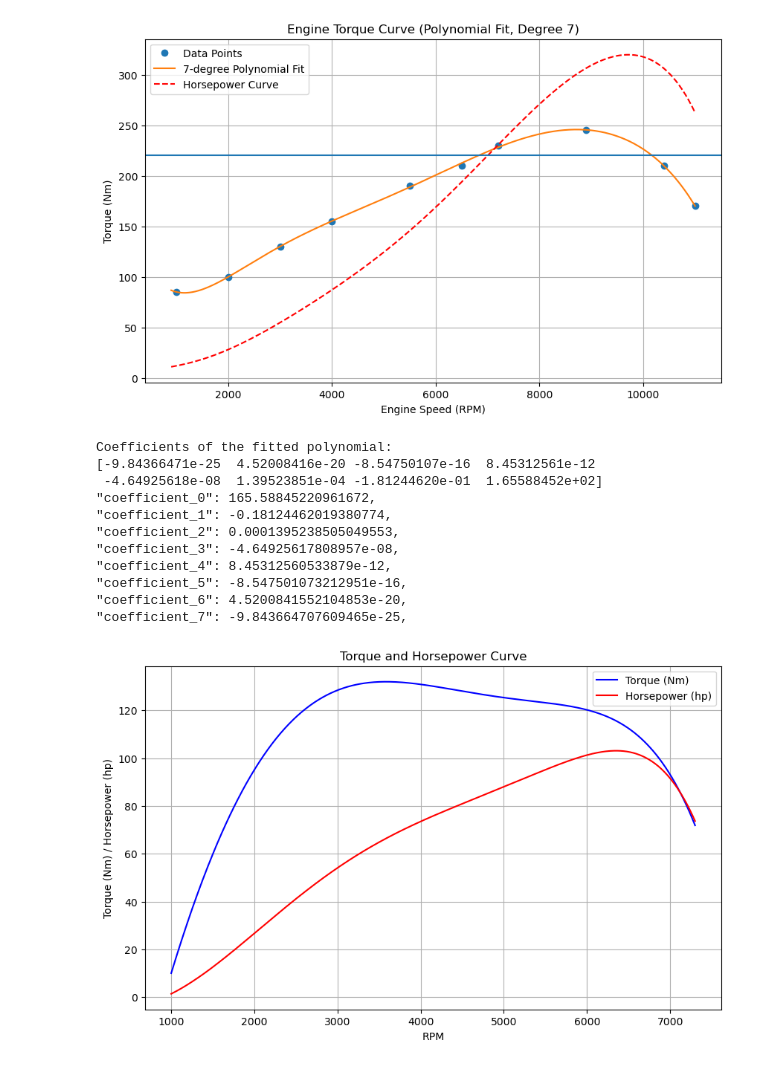
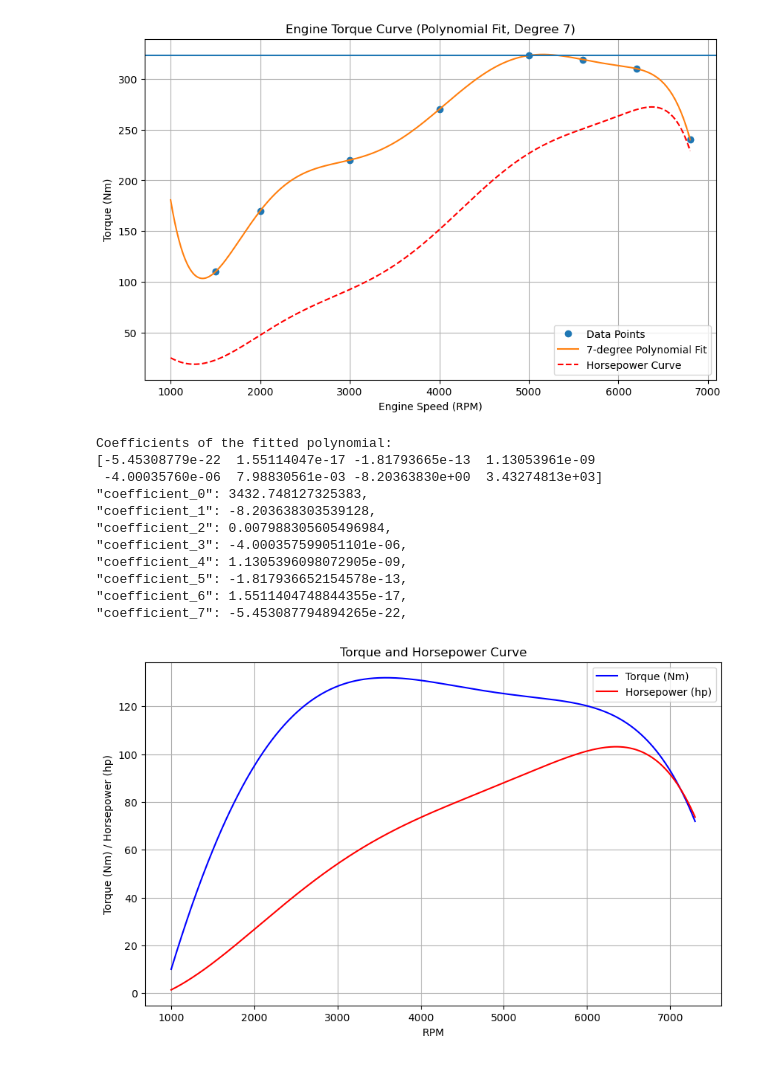
Before and after one commit to vougioukakis/car-acceleration-app, a Jupyter notebook: tools/torque_curve_generator.ipynb, the cells around one changed output. Saved outputs shown, nothing was run; the diff lists cells and outputs as text; code cells hidden in the pictures.

```diff
--- a/tools/torque_curve_generator.ipynb
+++ b/tools/torque_curve_generator.ipynb
@@ -4,18 +4,17 @@ import matplotlib.pyplot as plt
 
 # Given data points
 points = np.array([
-    [1000, 85],
-    [2000, 100],
-    [3000, 130],
-    [4000, 155],
-    [5500, 190],
-    [6500, 210],
-    [7200, 230],
-    [8900, 245],
-    [10400, 210],
-    [11000, 170]
+    [1500, 110],
+    [2000, 170],
+    [3000, 220],
+    [4000, 270],
+    [5000, 323],
+    [5600, 319],
+    [6200, 310],
+    [6800, 240],
+
 ])
-maxTq = 220
+maxTq = 323
 rpm = points[:, 0]
 torque = points[:, 1]
 
@@ -23,46 +22,46 @@ degree = 7
 coefficients = np.polyfit(rpm, torque, degree)
 
 # Create the polynomial function using the coefficients
 polynomial = np.poly1d(coefficients)
 
 # Generate smooth RPM values for plotting the polynomial
-rpm_smooth = np.linspace(rpm.min()-100, rpm.max(), 500)
+rpm_smooth = np.linspace(rpm.min()-500, rpm.max(), 500)
 torque_smooth = polynomial(rpm_smooth)
 
 # Plot the data and the fitted polynomial curve
 plt.figure(figsize=(10, 6))
 plt.plot(rpm, torque, 'o', label="Data Points")
 plt.plot(rpm_smooth, torque_smooth, '-', label=f"{degree}-degree Polynomial Fit")
 hp_smooth = (torque_smooth * rpm_smooth) / 7127
 plt.plot(rpm_smooth, hp_smooth, '--', label="Horsepower Curve", color="red")
 
 plt.axhline(maxTq)  # Assuming the maximum torque is the maximum value in the dataset
 plt.xlabel("Engine Speed (RPM)")
 plt.ylabel("Torque (Nm)")
 plt.title(f"Engine Torque Curve (Polynomial Fit, Degree {degree})")
 plt.legend()
 plt.grid(True)
 plt.show()
 
 # Print the polynomial coefficients
 print("Coefficients of the fitted polynomial:")
 print(coefficients)
 
 for i in range(len(coefficients)):
     print(f'"coefficient_{i}": {coefficients[len(coefficients)-i-1]},')
 # %% [output]
-[figure, old version]
+[figure, new version]
 Coefficients of the fitted polynomial:
-[-9.84366471e-25  4.52008416e-20 -8.54750107e-16  8.45312561e-12
- -4.64925618e-08  1.39523851e-04 -1.81244620e-01  1.65588452e+02]
-"coefficient_0": 165.58845220961672,
-"coefficient_1": -0.18124462019380774,
-"coefficient_2": 0.0001395238505049553,
-"coefficient_3": -4.64925617808957e-08,
-"coefficient_4": 8.45312560533879e-12,
-"coefficient_5": -8.547501073212951e-16,
-"coefficient_6": 4.5200841552104853e-20,
-"coefficient_7": -9.843664707609465e-25,
+[-5.45308779e-22  1.55114047e-17 -1.81793665e-13  1.13053961e-09
+ -4.00035760e-06  7.98830561e-03 -8.20363830e+00  3.43274813e+03]
+"coefficient_0": 3432.748127325383,
+"coefficient_1": -8.203638303539128,
+"coefficient_2": 0.007988305605496984,
+"coefficient_3": -4.000357599051101e-06,
+"coefficient_4": 1.1305396098072905e-09,
+"coefficient_5": -1.817936652154578e-13,
+"coefficient_6": 1.5511404748844355e-17,
+"coefficient_7": -5.453087794894265e-22,
 # %%
 import numpy as np
 import matplotlib.pyplot as plt
```
Also changed, not shown: 8 other files.
